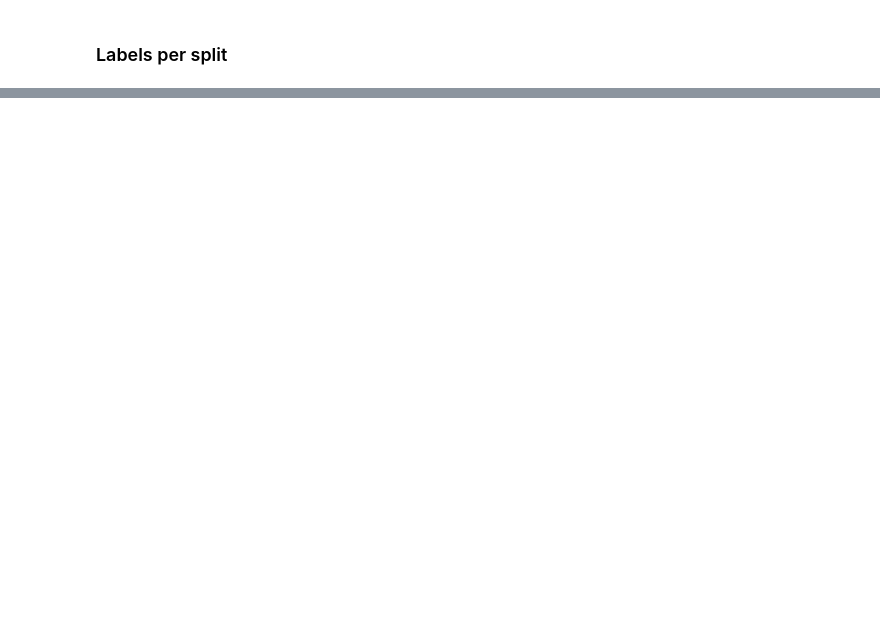
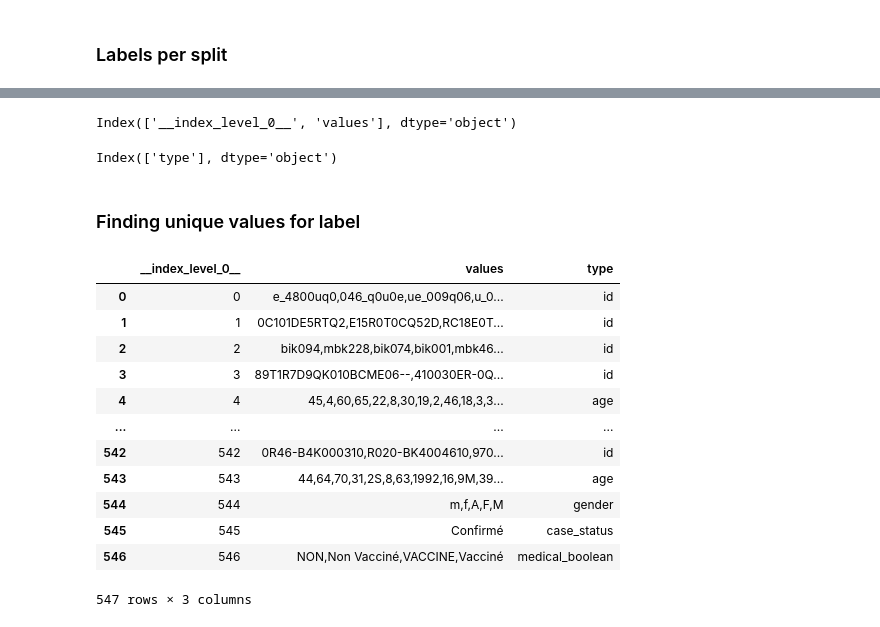
Before and after one commit to Omadzze/WHO_labels, a Jupyter notebook: sherlock_preprocessing/sherlock_data_preprocessing.ipynb, the cells around one changed output, grey strips where cells are left out. Drawn from its saved outputs; the diff is of its cells as text; code cells hidden in the pictures; blank space fills up the shorter version.

Commit message:
unique labels check

```diff
--- a/sherlock_preprocessing/sherlock_data_preprocessing.ipynb
+++ b/sherlock_preprocessing/sherlock_data_preprocessing.ipynb
@@ -347,0 +345,43 @@ len(test)
+# %%
+data = pd.read_parquet("../sherlock_data_processing/data.parquet")
+
+data.columns
+# %% [output]
+Index(['__index_level_0__', 'values'], dtype='object')
+# %%
+labels = pd.read_parquet("../sherlock_data_processing/labels.parquet")
+labels.columns
+# %% [output]
+Index(['type'], dtype='object')
+# %% [markdown]
+### Finding unique values for label
+# %%
+# 1. Read in both files
+data = pd.read_parquet("../sherlock_data_processing/data.parquet")
+labels = pd.read_parquet("../sherlock_data_processing/labels.parquet")
+
+# 2. If your labels DataFrame has its index-level stored as the index, bring it into a column:
+if labels.index.name == "__index_level_0__" or labels.index.name is None:
+    labels = labels.reset_index().rename(columns={"index": "__index_level_0__"})
+
+# 3. Make sure the merge key is the same dtype on both sides:
+data["__index_level_0__"] = data["__index_level_0__"].astype(labels["__index_level_0__"].dtype)
+
+# 4. Merge on that key:
+merged = data.merge(labels, on="__index_level_0__")
+# %%
+merged
+# %% [output]
+|  | __index_level_0__ | values | type |
+| 0 | 0 | e_4800uq0,046_q0u0e,ue_009q06,u_0... | id |
+| 1 | 1 | 0C101DE5RTQ2,E15R0T0CQ52D,RC18E0T... | id |
+| 2 | 2 | bik094,mbk228,bik074,bik001,mbk46... | id |
+| 3 | 3 | 89T1R7D9QK010BCME06--,410030ER-0Q... | id |
+| 4 | 4 | 45,4,60,65,22,8,30,19,2,46,18,3,3... | age |
+| ... | ... | ... | ... |
+| 542 | 542 | 0R46-B4K000310,R020-BK4004610,970... | id |
+| 543 | 543 | 44,64,70,31,2S,8,63,1992,16,9M,39... | age |
+| 544 | 544 | m,f,A,F,M | gender |
+| 545 | 545 | Confirmé | case_status |
+| 546 | 546 | NON,Non Vacciné,VACCINE,Vacciné | medical_boolean |
+547 rows × 3 columns
```
Also changed, not shown: parts of 12 cells of this notebook, 1 other file.
